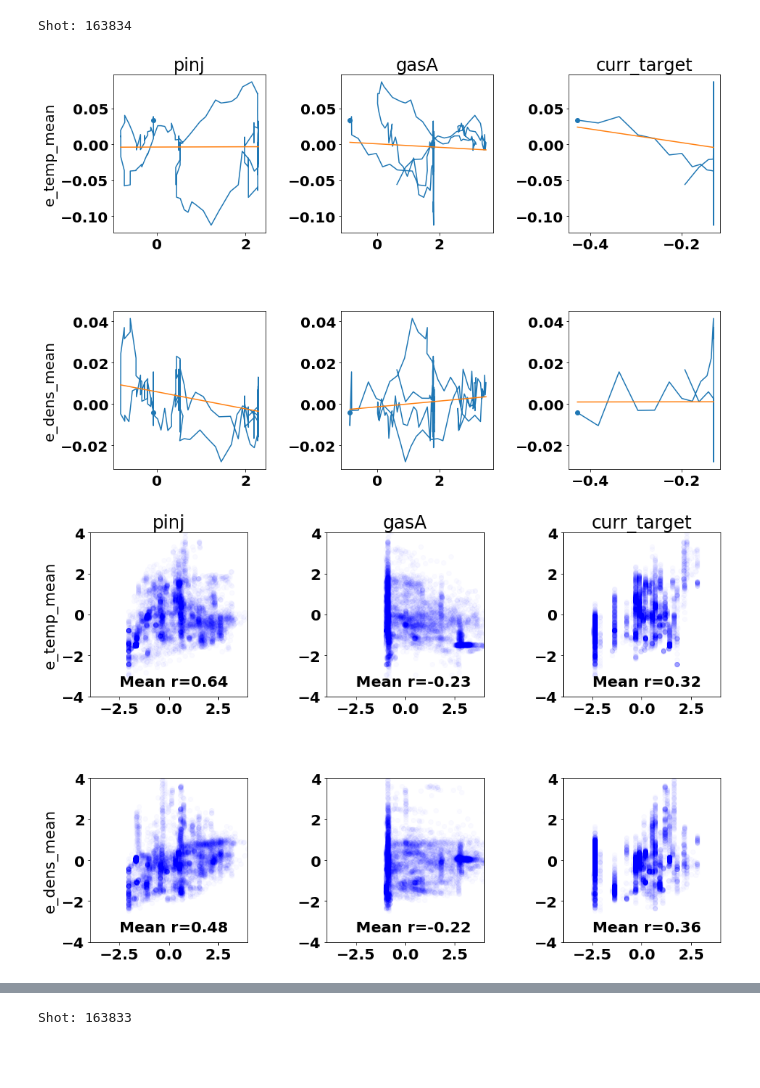
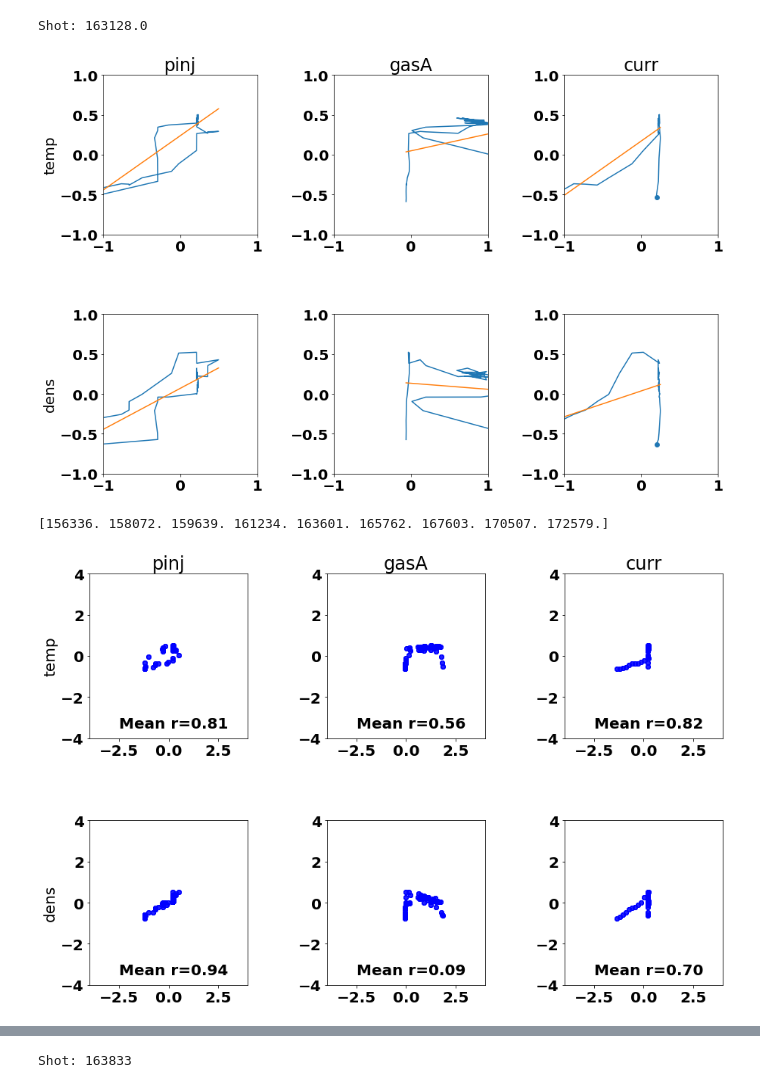
Before and after one commit to PlasmaControl/plasma-profile-predictor, a Jupyter notebook: notebooks/correlations.ipynb, the cells around one changed output, grey strips where cells are left out. Cells and saved outputs as stored; diff of their text form; code cells hidden in the pictures; blank space fills up the shorter version.

```diff
--- a/notebooks/correlations.ipynb
+++ b/notebooks/correlations.ipynb
@@ -62,20 +18,0 @@ for shot in shots:
-# %%
-# smooth each signal
-data={}
-for shot in (train_shots+val_shots):
-    data[shot]={}
-    for sig in sigs_0d:
-        data[shot][sig] = smooth_signal(raw_data[shot][sig],avg_window)
-    for sig in sigs_1d:
-        data[shot][sig] = smooth_signal(raw_data[shot][sig],avg_window)
-# %%
-count=0
-for shot in (train_shots+val_shots):
-    if data[shot]['e_temp'].size==0:
-        count+=1
-        data.pop(shot,None)
-        if shot in train_shots:
-            train_shots.remove(shot)
-        if shot in val_shots:
-            val_shots.remove(shot)
-print('Removed {} shots with empty arrays'.format(count))
@@ -84,4 +18,0 @@ Removed 15 shots with empty arrays
-# %%
-for shot in data:
-    for sig in sigs_1d:
-        data[shot]['{}_mean'.format(sig)] = np.mean(data[shot][sig],axis=1)
@@ -102,3 +24,5 @@ def normalize(obj, sig):
 plt.rcParams['figure.figsize'] = [15, 10]
 font={'size': 20, 'weight':'heavy'}
 plt.rc('font', **font)
+# %%
+shots=np.unique(data['shotnum'][:,0])
@@ -105,53 +41,58 @@ plt.rc('font', **font)
 # %%
-shots=val_shots
-shot= shots[np.random.randint(len(shots))]
+shot         = shots[np.random.randint(len(shots))]
+shot_indices = np.where(data['shotnum'][:,0]==shot)
+shot_times   = data['time'][shot_indices][-param_dict['lookahead']]
+
 print('Shot: {}'.format(shot))
 
 fig=plt.figure()
-ind_sigs=['pinj','gasA','curr_target']
-dep_sigs=['e_temp_mean','e_dens_mean']
+ind_sigs=['pinj','gasA','curr']
+dep_sigs=['temp','dens']
 
 for j,dep_sig in enumerate(dep_sigs):
     for i,ind_sig in enumerate(ind_sigs):
         ax=fig.add_subplot('{}{}{}'.format(len(dep_sigs),len(ind_sigs),i+j*len(ind_sigs)+1))
         if i==0:
             ax.set_ylabel(dep_sig)
         if j==0:
             ax.set_title(ind_sig)
 
         #ax.set_xlim(-2,2)
         #ax.set_ylim(-2,2)
-        x=normalize(data[shot][ind_sig],ind_sig)[:-1]
-        y=np.diff(normalize(data[shot][dep_sig],dep_sig))
+        x=data[ind_sig][shot_indices,-param_dict['lookahead']].squeeze()
+        y=np.mean(data[dep_sig][shot_indices,-param_dict['lookahead'],:].squeeze(),axis=1)
         ax.plot(x,y)
         ax.scatter(x[0],y[0])
+        ax.set_xlim((-1,1))
+        ax.set_ylim((-1,1))
 
         slope, intercept, r_value, p_value, std_err = linregress(x,y)
         base_x=np.linspace(min(x),max(x),5)
         ax.plot(base_x,base_x*slope+intercept)
 
 plt.subplots_adjust(hspace=.5)
 plt.subplots_adjust(wspace=.5)
 # %% [output]
-Shot: 163834
+Shot: 163128.0
-[figure, old version]
+[figure, new version]
+# %%
+print(these_shots)
+# %% [output]
+[156336. 158072. 159639. 161234. 163601. 165762. 167603. 170507. 172579.]
 # %%
 fig=plt.figure()
-ind_sigs=['pinj','gasA','curr_target']
-dep_sigs=['e_temp_mean','e_dens_mean']
-offset=5
+ind_sigs=['pinj','gasA','curr']
+dep_sigs=['temp','dens']
 
-shots=val_shots
-r_values=np.zeros((len(ind_sigs),len(dep_sigs),len(shots)))
-for k,shot in enumerate(shots):
+these_shots=shots[::100][:100]
+r_values=np.zeros((len(ind_sigs),len(dep_sigs),len(these_shots)))
+for k,shot in enumerate(these_shots):
     for j,dep_sig in enumerate(dep_sigs):
         for i,ind_sig in enumerate(ind_sigs):
             ax=fig.add_subplot('{}{}{}'.format(len(dep_sigs),len(ind_sigs),i+j*len(ind_sigs)+1))
 
-            x=normalize(data[shot][ind_sig],ind_sig)[:-offset:5]
-            y=normalize(data[shot][dep_sig],dep_sig)[offset::5]
-            if y.size==0:
-                continue
+            x=data[ind_sig][shot_indices,-param_dict['lookahead']].squeeze()
+            y=np.mean(data[dep_sig][shot_indices,-1,:].squeeze(),axis=1)
 
             ax.scatter(x,y,color='b',alpha=.02)
 
@@ -177,5 +118,6 @@ for j,dep_sig in enumerate(dep_sigs):
 
 plt.subplots_adjust(hspace=.5)
 plt.subplots_adjust(wspace=.5)
+plt.show()
 # %% [output]
-[figure, old version]
+[figure, new version]
```
Also changed, not shown: parts of 16 cells of this notebook, 4 other files.
